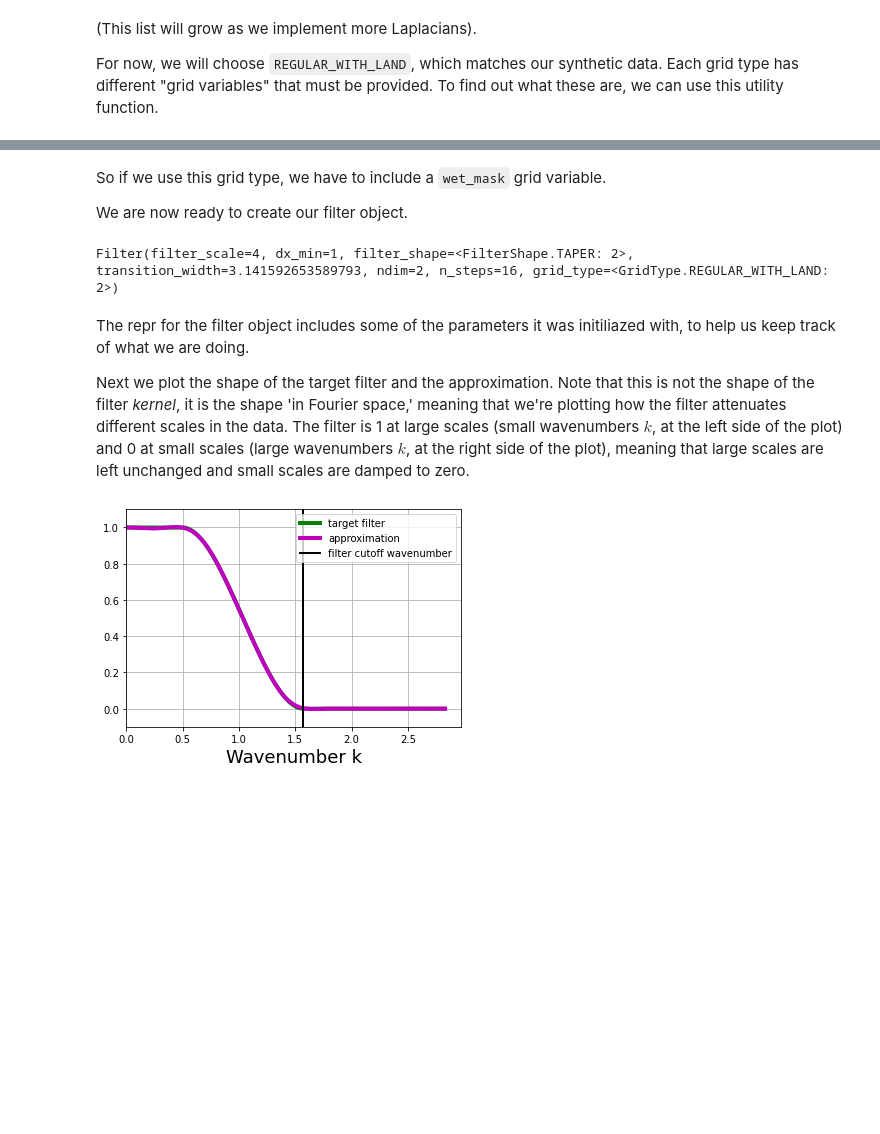
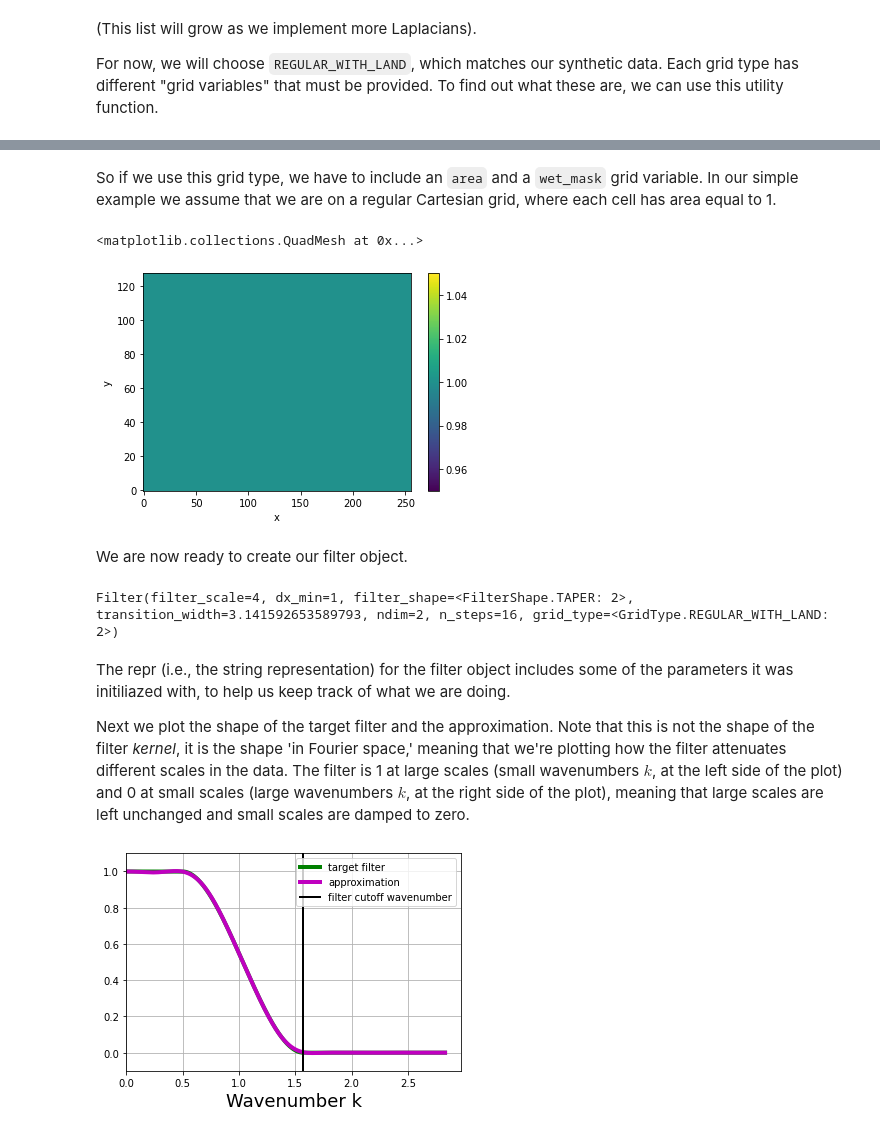
Before and after one commit to ocean-eddy-cpt/gcm-filters, a Jupyter notebook: docs/tutorial.ipynb, the cells around one changed output, grey strips where cells are left out. Saved outputs shown, nothing was run; the diff lists cells and outputs as text; code cells hidden in the pictures; blank space fills up the shorter version.

Commit message:
Update tutorial.ipynb
* Pass REGULAR and REGULAR_WITH_LAND Laplacian the additional grid
  variable "area"
* Fix typos and implement Scott's comments

```diff
--- a/docs/tutorial.ipynb
+++ b/docs/tutorial.ipynb
@@ -93,7 +94,13 @@ gcm_filters.required_grid_vars(gcm_filters.GridType.REGULAR_WITH_LAND)
 # %% [markdown]
-So if we use this grid type, we have to include a `wet_mask` grid variable.
-
-We are now ready to create our filter object.
+So if we use this grid type, we have to include an `area` and a `wet_mask` grid variable. In our simple example we assume that we are on a regular Cartesian grid, where each cell has area equal to 1.
+# %%
+area = xr.ones_like(wet_mask)
+area.plot()
+# %% [output]
+<matplotlib.collections.QuadMesh at 0x...>
+[figure, added]
+# %% [markdown]
+We are now ready to create our filter object.
 # %%
 filter = gcm_filters.Filter(
     filter_scale=4,
@@ -106,7 +113,7 @@ filter
 # %% [output]
 Filter(filter_scale=4, dx_min=1, filter_shape=<FilterShape.TAPER: 2>, transition_width=3.141592653589793, ndim=2, n_steps=16, grid_type=<GridType.REGULAR_WITH_LAND: 2>)
 # %% [markdown]
-The repr for the filter object includes some of the parameters it was initiliazed with, to help us keep track of what we are doing.
+The repr (i.e., the string representation) for the filter object includes some of the parameters it was initiliazed with, to help us keep track of what we are doing.
 
 Next we plot the shape of the target filter and the approximation. Note that this is not the shape of the filter *kernel*, it is the shape 'in Fourier space,' meaning that we're plotting how the filter attenuates different scales in the data. The filter is 1 at large scales (small wavenumbers $k$, at the left side of the plot) and 0 at small scales (large wavenumbers $k$, at the right side of the plot), meaning that large scales are left unchanged and small scales are damped to zero.
 # %%
```
Also changed, not shown: parts of 16 cells of this notebook.
